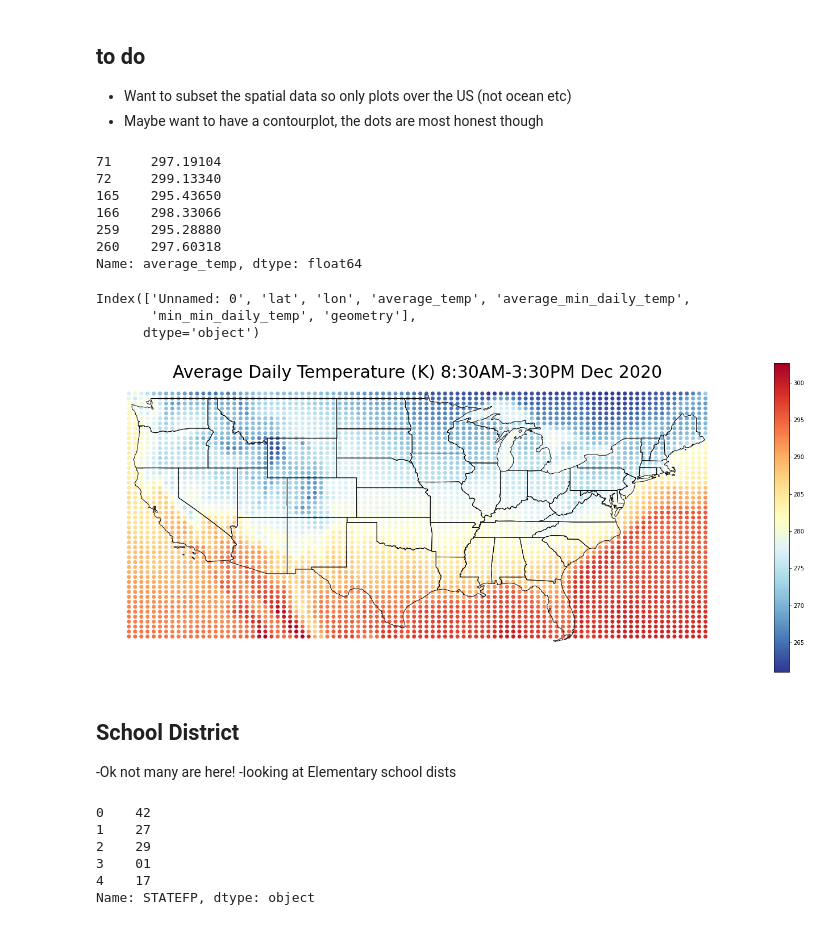
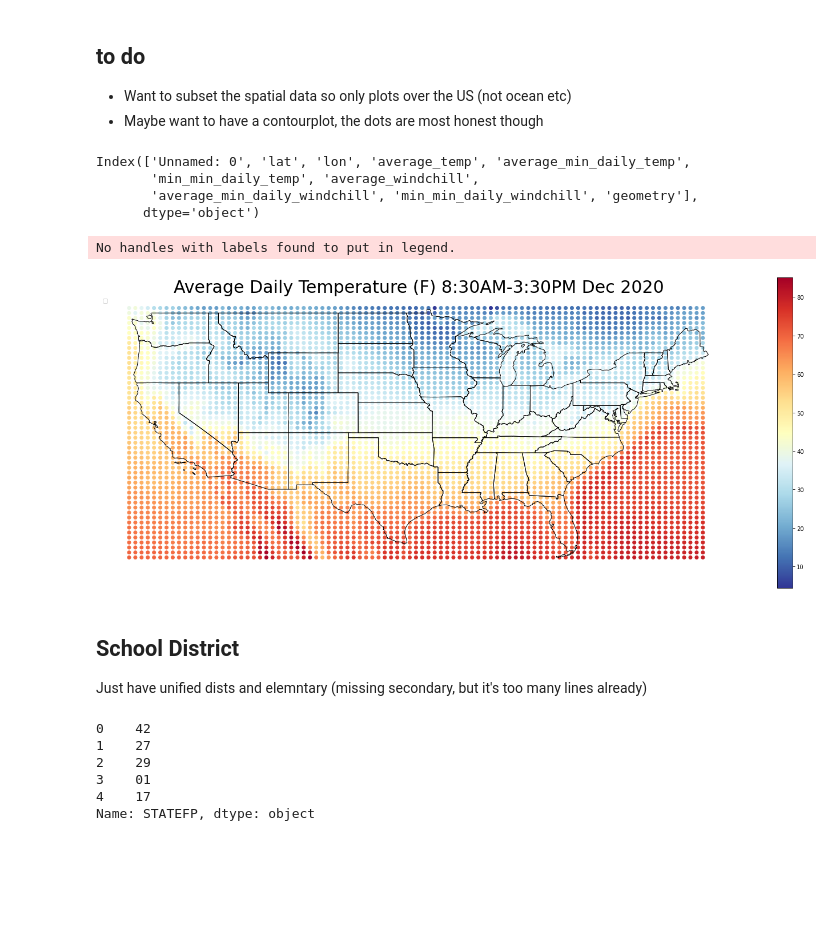
Before and after one commit to Harris-2020-Grad-Side-Projects/US-schoolday-temperatures, a Jupyter notebook: map_temperature.ipynb, the cells around one changed output. Drawn from its saved outputs; the diff is of its cells as text; code cells hidden in the pictures; blank space fills up the shorter version.

```diff
--- a/map_temperature.ipynb
+++ b/map_temperature.ipynb
@@ -29,21 +29,13 @@ Loading BokehJS ...
 #date = '2020-12'
 #df = pd.read_csv('{} temperature.csv'.format(date))
 data_folder = 'Data'
-filename = '2020-12 temperature.csv'
+filename = '2020-12 temp and wind.csv'
 file = os.path.join(data_folder, filename)
 
 #df = pd.read_csv('12-2020 temp and wind.csv')
 df = pd.read_csv(file)
 
 #df['average_temp'][(df['lat']>= 25) & (df['lat']<=26) & (df['lon']>= -80.9) & (df['lon']<= -80)]
-# %% [output]
-71     297.19104
-72     299.13340
-165    295.43650
-166    298.33066
-259    295.28880
-260    297.60318
-Name: average_temp, dtype: float64
 # %%
 gdf = geopandas.GeoDataFrame(df,
                              geometry=geopandas.points_from_xy(df['lon'], df['lat']),
@@ -52,7 +44,8 @@ gdf = geopandas.GeoDataFrame(df,
 gdf.columns
 # %% [output]
 Index(['Unnamed: 0', 'lat', 'lon', 'average_temp', 'average_min_daily_temp',
-       'min_min_daily_temp', 'geometry'],
+       'min_min_daily_temp', 'average_windchill',
+       'average_min_daily_windchill', 'min_min_daily_windchill', 'geometry'],
       dtype='object')
 # %%
 #from https://www.census.gov/geographies/mapping-files/time-series/geo/cartographic-boundary.html
@@ -67,18 +60,18 @@ contenental_states = state[~state['STUSPS'].isin(state_abres)]
 # %%
 fig, ax = plt.subplots(figsize=(25,10))
 #contenental_states.plot(ax=ax, color = 'none', edgecolor='black')
-gdf.plot(ax=ax, column = 'average_temp', cmap = 'RdYlBu_r', legend=True)
+gdf.plot(ax=ax, column = 'average_windchill', cmap = 'RdYlBu_r', legend=True)
 contenental_states.plot(ax=ax, color = 'none', edgecolor='black')
 
-
 ax.axis('off')
-ax.set_title('Average Daily Temperature (K) 8:30AM-3:30PM Dec 2020',
+ax.set_title('Average Daily Temperature (F) 8:30AM-3:30PM Dec 2020',
             size=30);
 # %% [output]
+No handles with labels found to put in legend.
-[figure, old version]
+[figure, new version]
-# %% [markdown]
-## School District
--Ok not many are here! -looking at Elementary school dists
+# %% [markdown]
+## School District
+Just have unified dists and elemntary (missing secondary, but it's too many lines already)
 # %%
 elementary_file = os.path.join(data_folder, 'cb_2019_us_elsd_500k/cb_2019_us_elsd_500k.shp')
 elementary_dist = geopandas.read_file(elementary_file)
```
Also changed, not shown: parts of 3 cells of this notebook.
